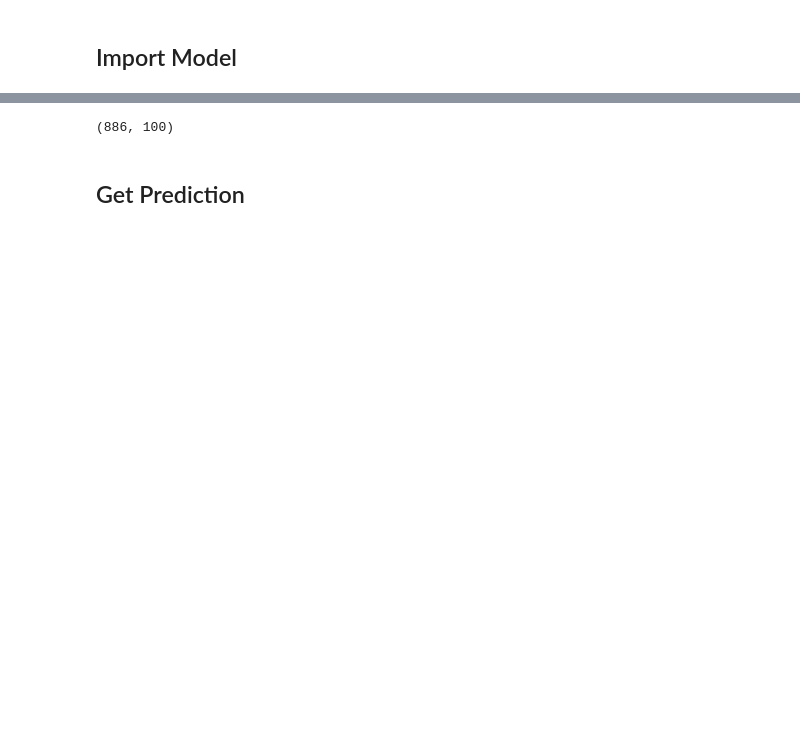
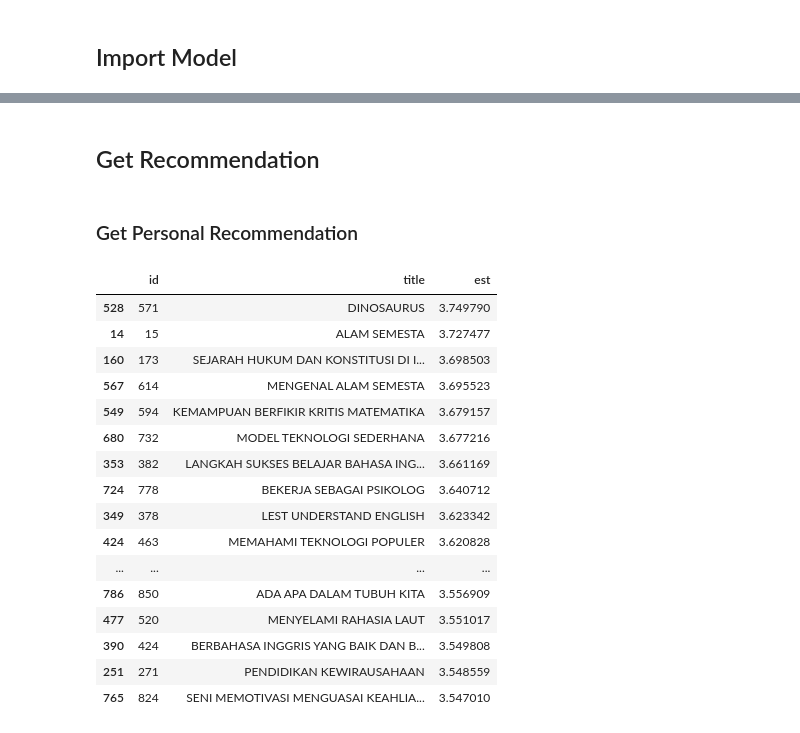
Before and after one commit to alitdarmaputra/abiwara-full-stack, a Jupyter notebook: abiwara-be-recommender/predictor.ipynb, the cells around one changed output, grey strips where cells are left out. Drawn from its saved outputs; the diff is of its cells as text; code cells hidden in the pictures; blank space fills up the shorter version.

```diff
--- a/abiwara-be-recommender/predictor.ipynb
+++ b/abiwara-be-recommender/predictor.ipynb
@@ -54,6 +34,51 @@ pd.DataFrame(model.qi)
-# %%
-model.qi.shape
-# %% [output]
-(886, 100)
 # %% [markdown]
-## Get Prediction
+## Get Recommendation
+# %% [markdown]
+### Get Personal Recommendation
+# %%
+def get_user_recs(user_id, rated_book_ids, model=model) -> pd.DataFrame:
+    """Returns the top 25 most rated books to a specified user
+
+    This function iterates over every possible book in dataset and find the rating
+    estimation for the user.
+    """
+    rec_ids = []
+    rec_titles = []
+    rec_ests = []
+    # Get user inner id
+    user_row_idx = model.trainset.to_inner_uid(user_id)
+    # Iterate over every possible book and find rating est
+    for index, book in books.iterrows():
+        try:
+            # Get book inner id
+            book_row_idx = model.trainset.to_inner_iid(book["id"])
+            est = model.estimate(user_row_idx, book_row_idx)
+            rec_ids.append(book["id"])
+            rec_titles.append(book["title"])
+            rec_ests.append(est)
+        except:
+            continue
+
+    recs = pd.DataFrame({ "id": rec_ids, "title": rec_titles, "est": rec_ests })
+    recs = recs[~recs.id.isin(rated_book_ids)]
+    return recs.sort_values(by="est", ascending=False).head(25)
+# %%
+get_user_recs("51e49f25-397d-43a1-a807-005933626d2e", rated_book_ids=[])
+# %% [output]
+|  | id | title | est |
+| 528 | 571 | DINOSAURUS | 3.749790 |
+| 14 | 15 | ALAM SEMESTA | 3.727477 |
+| 160 | 173 | SEJARAH HUKUM DAN KONSTITUSI DI I... | 3.698503 |
+| 567 | 614 | MENGENAL ALAM SEMESTA | 3.695523 |
+| 549 | 594 | KEMAMPUAN BERFIKIR KRITIS MATEMATIKA | 3.679157 |
+| 680 | 732 | MODEL TEKNOLOGI SEDERHANA | 3.677216 |
+| 353 | 382 | LANGKAH SUKSES BELAJAR BAHASA ING... | 3.661169 |
+| 724 | 778 | BEKERJA SEBAGAI PSIKOLOG | 3.640712 |
+| 349 | 378 | LEST UNDERSTAND ENGLISH | 3.623342 |
+| 424 | 463 | MEMAHAMI TEKNOLOGI POPULER | 3.620828 |
+| ... | ... | ... | ... |
+| 786 | 850 | ADA APA DALAM TUBUH KITA | 3.556909 |
+| 477 | 520 | MENYELAMI RAHASIA LAUT | 3.551017 |
+| 390 | 424 | BERBAHASA INGGRIS YANG BAIK DAN B... | 3.549808 |
+| 251 | 271 | PENDIDIKAN KEWIRAUSAHAAN | 3.548559 |
+| 765 | 824 | SENI MEMOTIVASI MENGUASAI KEAHLIA... | 3.547010 |
```
Also changed, not shown: parts of 11 cells of this notebook, 3 other files.
